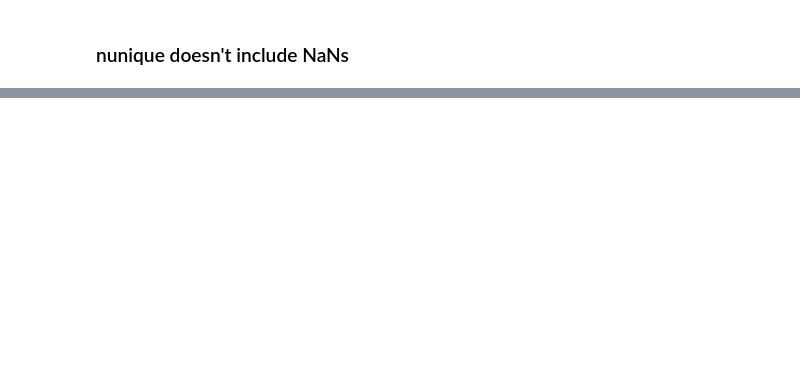
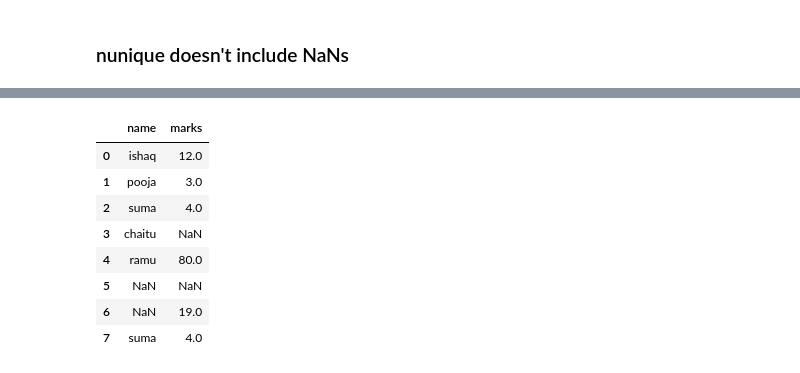
Before and after one commit to ishaqbasha/campusxdatascience, a Jupyter notebook: Pandas/Imp_DataFrame_Functions.ipynb, the cells around one changed output, grey strips where cells are left out. Drawn from its saved outputs; the diff is of its cells as text; code cells hidden in the pictures; blank space fills up the shorter version.

```diff
--- a/Pandas/Imp_DataFrame_Functions.ipynb
+++ b/Pandas/Imp_DataFrame_Functions.ipynb
@@ -801,0 +537,15 @@ pandas.core.frame.DataFrame
+# %%
+tempdf = tempdf.append({
+    'name': 'ramu',
+    'marks': 80,
+}, ignore_index=True,)
+# %%
+tempdf = tempdf.append({
+    'name': np.NaN,
+    'marks': np.NaN,
+}, ignore_index=True, )
+# %%
+tempdf = tempdf.append({
+    'name': np.NaN,
+    'marks': 19,
+}, ignore_index=True, )
@@ -801,0 +703,17 @@ pandas.core.frame.DataFrame
+# %%
+tempdf = tempdf.append({
+    'name': 'suma',
+    'marks': 4,
+}, ignore_index=True, )
+# %%
+tempdf
+# %% [output]
+|  | name | marks |
+| 0 | ishaq | 12.0 |
+| 1 | pooja | 3.0 |
+| 2 | suma | 4.0 |
+| 3 | chaitu | NaN |
+| 4 | ramu | 80.0 |
+| 5 | NaN | NaN |
+| 6 | NaN | 19.0 |
+| 7 | suma | 4.0 |
```
Also changed, not shown: parts of 93 cells of this notebook, 50 other files.
